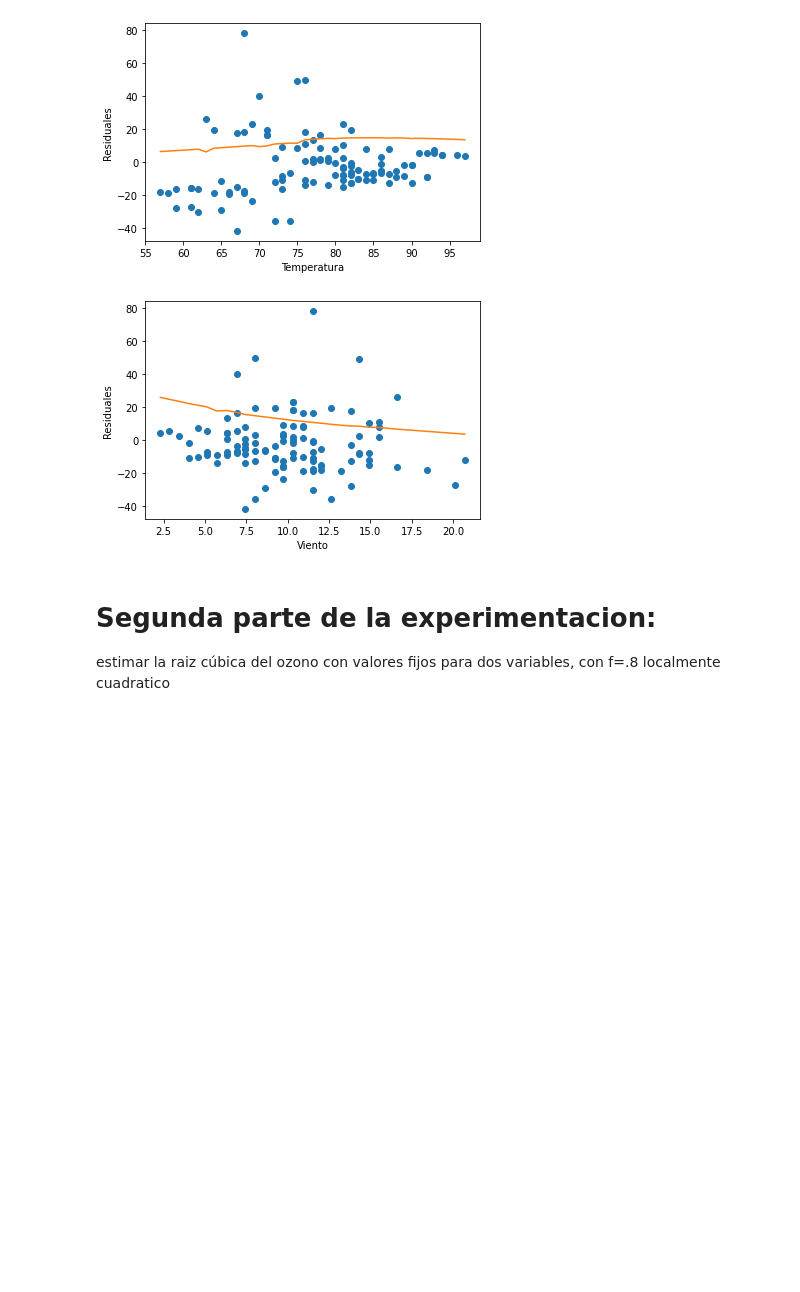
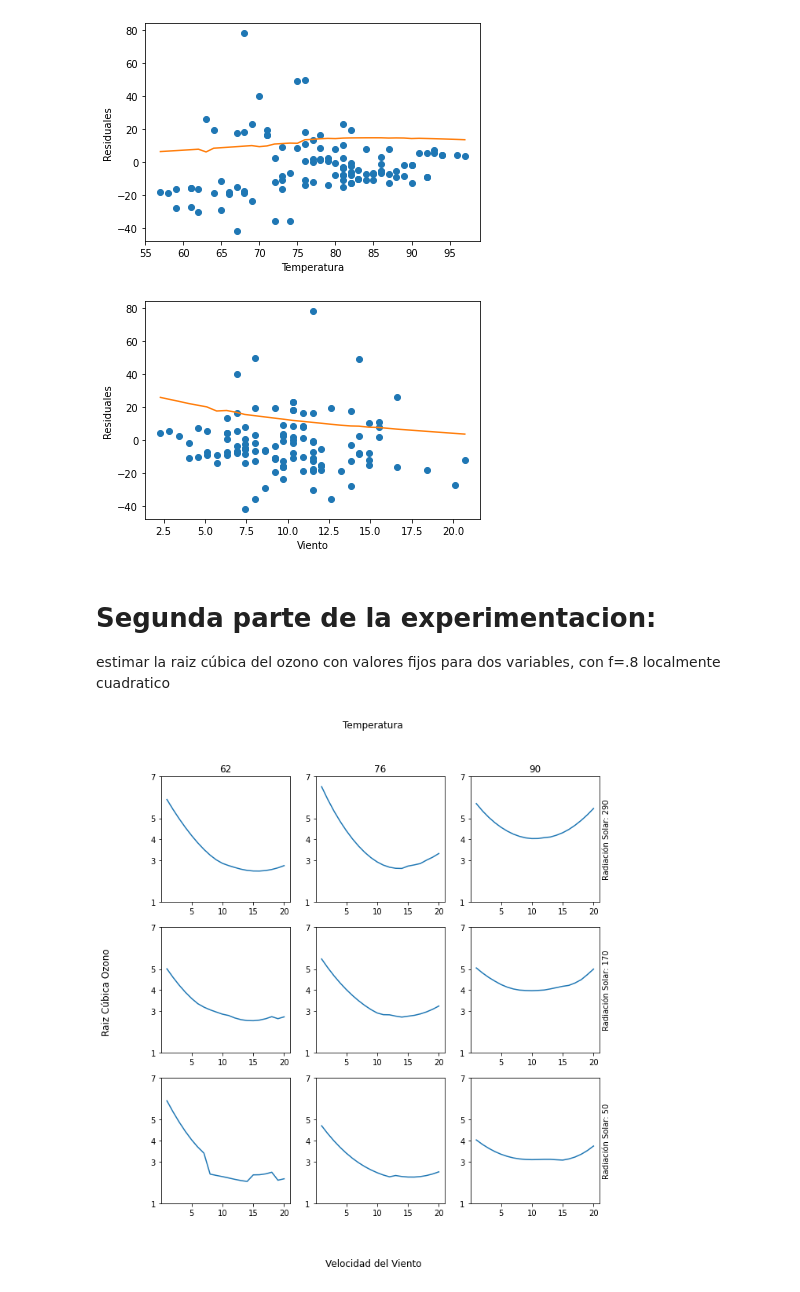
Before and after one commit to maltenzo/Tp3-Metodos, a Jupyter notebook: Implementacion.ipynb, the cells around one changed output. Cells and saved outputs as stored; diff of their text form; code cells hidden in the pictures; blank space fills up the shorter version.

```diff
--- a/Implementacion.ipynb
+++ b/Implementacion.ipynb
@@ -341,7 +364,6 @@ def estimarLoessOzono(variablesEntrada, variableAEstimar, variablesParaEstimar):
     est_y = estandarizar(yy)
 
 
-
     loess = Loess(xx, est_y)
     q = int(np.round(.8*(xx.size/3)))
     predicciones = []
@@ -350,10 +372,11 @@ def estimarLoessOzono(variablesEntrada, variableAEstimar, variablesParaEstimar):
         ps = []
         for j in range(0,3):
             pss = []
-            for x in variablesParaEstimar[i][j]:
+            variables_est = estandarizarVariablesAPartirDe(variablesEntrada, variablesParaEstimar[i][j])
+            for x in variables_est:
                 y = loess.estimate(x, window=q, degree=2)
                 des_est_y = float(desestandarizar(yy, y))
-                predicciones.append(des_est_y)
+                pss.append(des_est_y)
             ps.append(np.array(pss))
         predicciones.append(np.array(ps))
 
@@ -362,6 +385,10 @@ def estimarLoessOzono(variablesEntrada, variableAEstimar, variablesParaEstimar):
 valores_fijos_viento = np.array([5,10,15])
 valores_fijos_radiacion = np.array([50,170,290])
 valores_fijos_temperatura = np.array([62,76,90])
+
+valores_variables_viento = range(1,21)
+valores_variables_temperatura = range(60, 101, 2)
+valores_variables_radiacion = range(1, 361, 18)
 
 
 raiz_cubica_ozono = np.cbrt(ozono_real)
@@ -372,7 +399,7 @@ for rad in valores_fijos_radiacion :
     ls = []
     for temp in valores_fijos_temperatura:
         lls = []
-        for viento in range(1,21):
+        for viento in valores_variables_viento:
             lls.append(np.array([rad,temp,viento]))
 
         ls.append( np.array(lls) )
@@ -385,7 +412,7 @@ for rad in valores_fijos_radiacion :
     ls = []
     for viento in valores_fijos_viento:
         lls = []
-        for temp in range(60, 101, 2):
+        for temp in valores_variables_temperatura:
             lls.append(np.array([rad,temp,viento]))
 
         ls.append( np.array(lls) )
@@ -398,7 +425,7 @@ for temp in valores_fijos_temperatura:
     ls = []
     for viento in valores_fijos_viento:
         lls = []
-        for rad in range(1, 361, 18) :
+        for rad in valores_variables_radiacion :
             lls.append(np.array([rad,temp,viento]))
 
         ls.append( np.array(lls) )
@@ -411,0 +439,28 @@ estimacionOzono_temperatura = estimarLoessOzono(variables_reales, raiz_cubica_oz
+# %%
+def plotear3x3(primeraVariableFija, valoresFijosPrimera, segundaVariableFija, valoresFijosSegunda, variable, valores_variables, valores_ozono):
+    fig, axes = plt.subplots(3,3, figsize=(10,10))
+    fig.suptitle(segundaVariableFija)
+    fig.supylabel('Raiz Cúbica Ozono')
+    fig.supxlabel(variable)
+
+    axes[0][0].set_title(valoresFijosSegunda[0])
+    axes[0][1].set_title(valoresFijosSegunda[1])
+    axes[0][2].set_title(valoresFijosSegunda[2])
+
+    axes[0][2].set_ylabel( primeraVariableFija +': '+ str(valoresFijosPrimera[2] ))
+    axes[0][2].yaxis.set_label_position("right")
+    axes[1][2].set_ylabel( primeraVariableFija +': '+ str(valoresFijosPrimera[1] ))
+    axes[1][2].yaxis.set_label_position("right")
+    axes[2][2].set_ylabel( primeraVariableFija +': '+ str(valoresFijosPrimera[0] ))
+    axes[2][2].yaxis.set_label_position("right")
+
+    for i in range(0,3):
+        for j in range(0,3):
+            sns.lineplot(ax=axes[i][j], x=valores_variables, y=valores_ozono[2-i][j])
+            axes[i][j].set_yticks([1,3,4,5,7])
+
+    plt.savefig('./images/valores-fijos-y-'+variable+'.svg')
+# %%
+plotear3x3('Radiación Solar', valores_fijos_radiacion, 'Temperatura', valores_fijos_temperatura, 'Velocidad del Viento', valores_variables_viento, estimacionOzono_viento)
+# %% [output]
+[figure, added]
```
Also changed, not shown: parts of 5 cells of this notebook, 9 other files.
